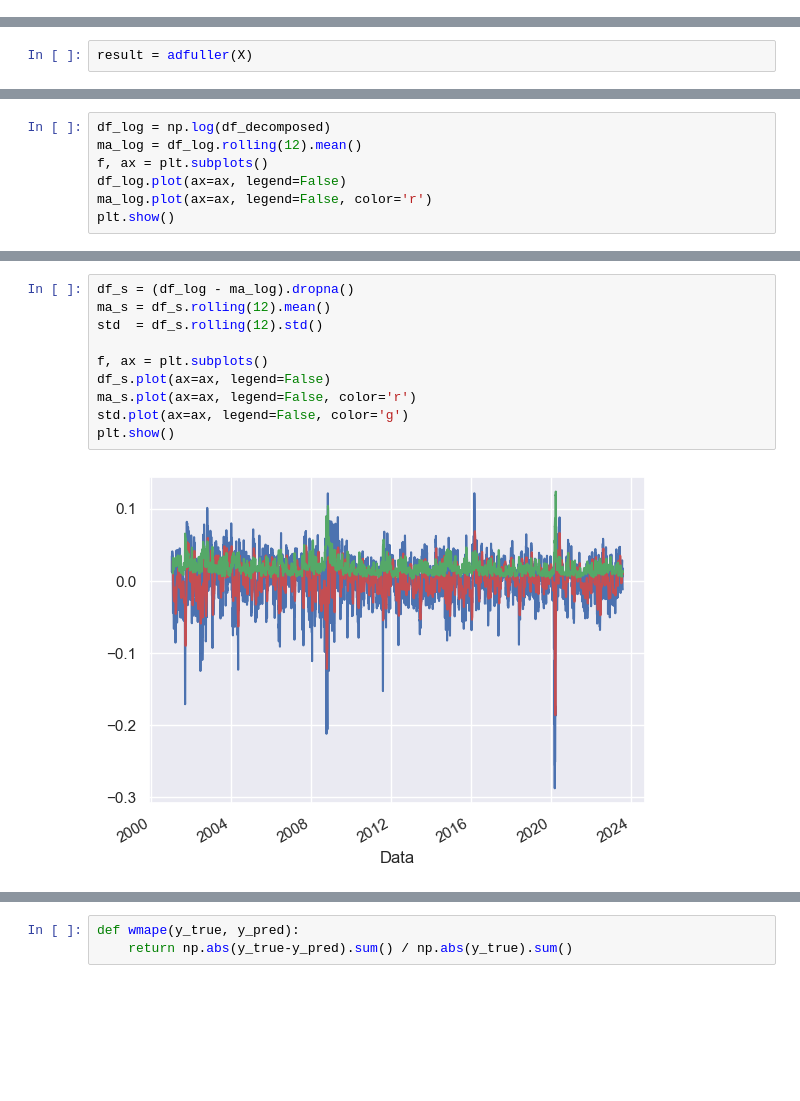
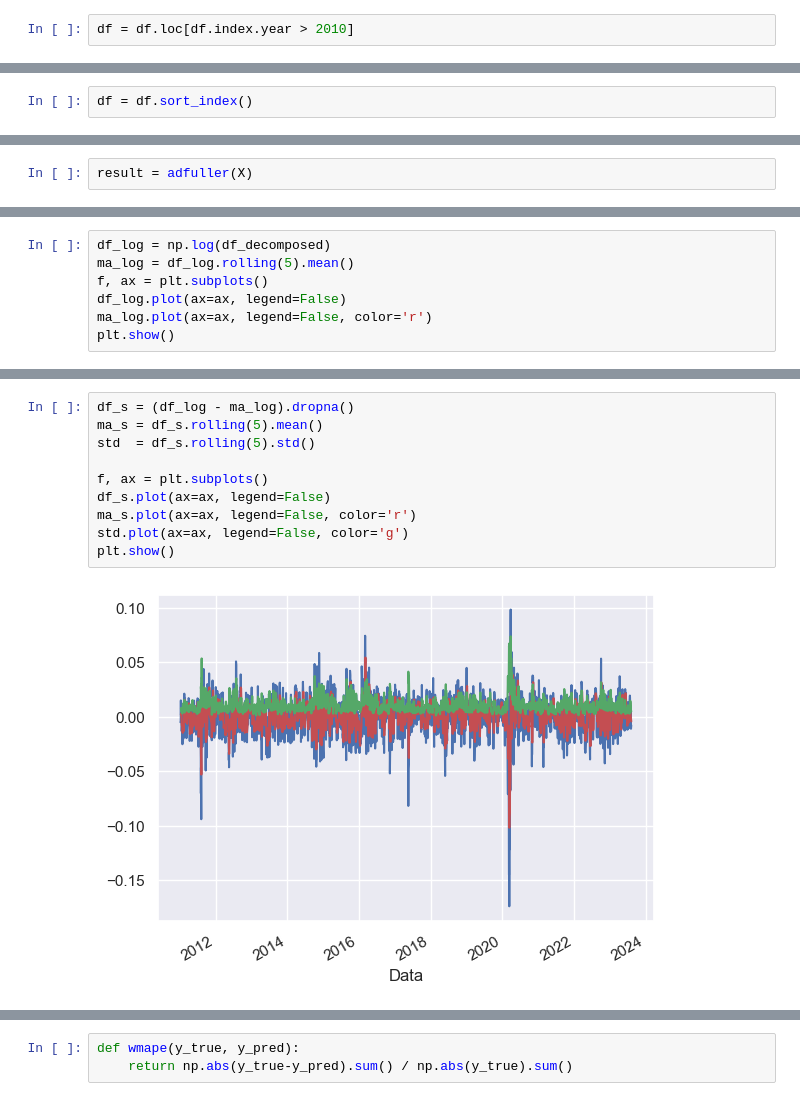
Before and after one commit to almeida25/time_series_ibovespa, a Jupyter notebook: Tech Challenge - Series Temporais.ipynb, the cells around one changed output, grey strips where cells are left out. Cells and saved outputs as stored; diff of their text form; blank space fills up the shorter version.

```diff
--- a/Tech Challenge - Series Temporais.ipynb
+++ b/Tech Challenge - Series Temporais.ipynb
@@ -99,3 +99,5 @@ df['Data'] = pd.to_datetime(df['Data'], format="%d-%m-%Y")
 df = df.set_index(df['Data'])
 # %%
 df = df.drop(columns=['Data'])
+# %%
+df = df.loc[df.index.year > 2010]
@@ -131,3 +122,5 @@ df.head()
+# %%
+df = df.sort_index()
 # %%
 df_decomposed = df[['Último']]
 df_decomposed = df_decomposed.dropna()
@@ -182,6 +181,6 @@ plt.show()
 # %%
 df_log = np.log(df_decomposed)
-ma_log = df_log.rolling(12).mean()
+ma_log = df_log.rolling(5).mean()
 f, ax = plt.subplots()
 df_log.plot(ax=ax, legend=False)
 ma_log.plot(ax=ax, legend=False, color='r')
@@ -191,15 +190,15 @@ plt.show()
 # %%
 df_s = (df_log - ma_log).dropna()
-ma_s = df_s.rolling(12).mean()
-std  = df_s.rolling(12).std()
+ma_s = df_s.rolling(5).mean()
+std  = df_s.rolling(5).std()
 
 f, ax = plt.subplots()
 df_s.plot(ax=ax, legend=False)
 ma_s.plot(ax=ax, legend=False, color='r')
 std.plot(ax=ax, legend=False, color='g')
 plt.show()
 # %% [output]
-[figure, old version]
+[figure, new version]
 # %%
 X_s = df_s.Último.values
 
```
Also changed, not shown: parts of 29 cells of this notebook.
